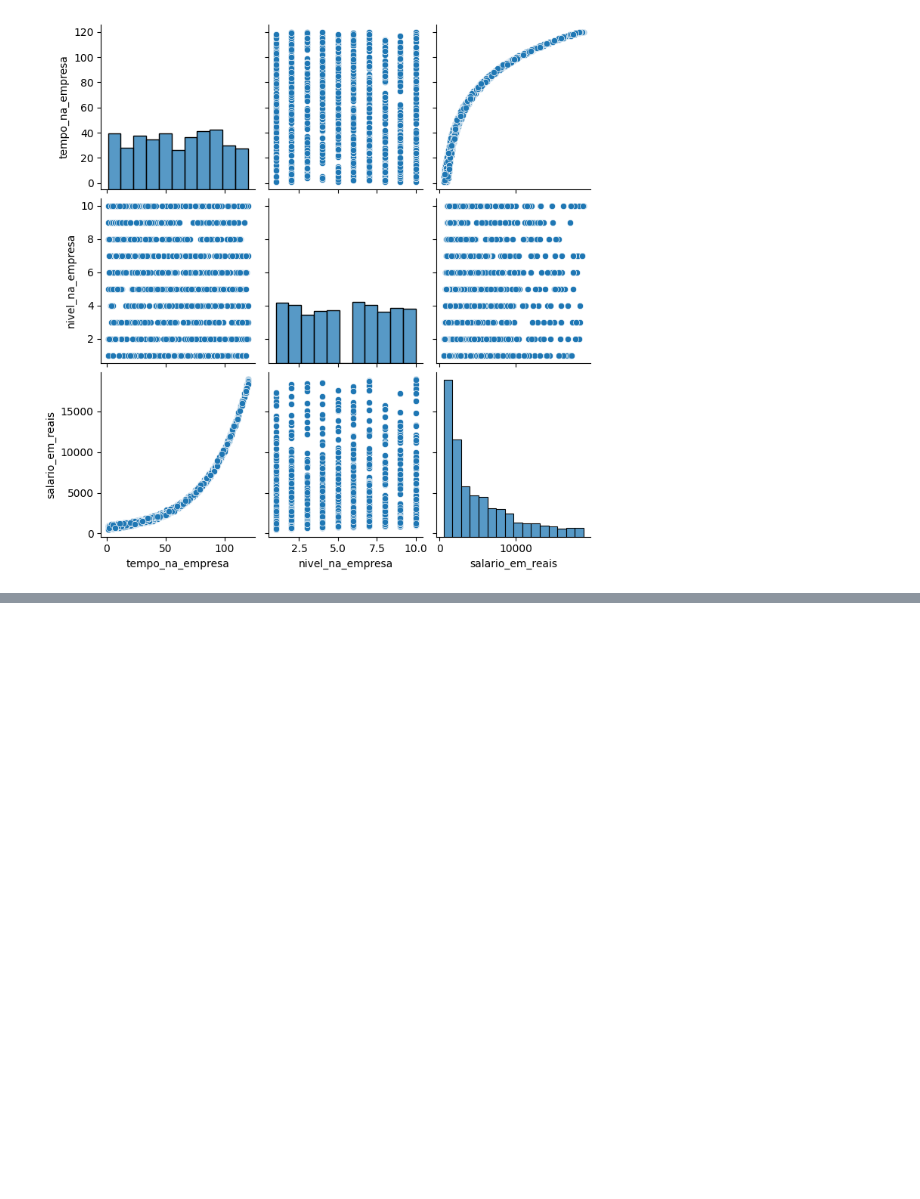
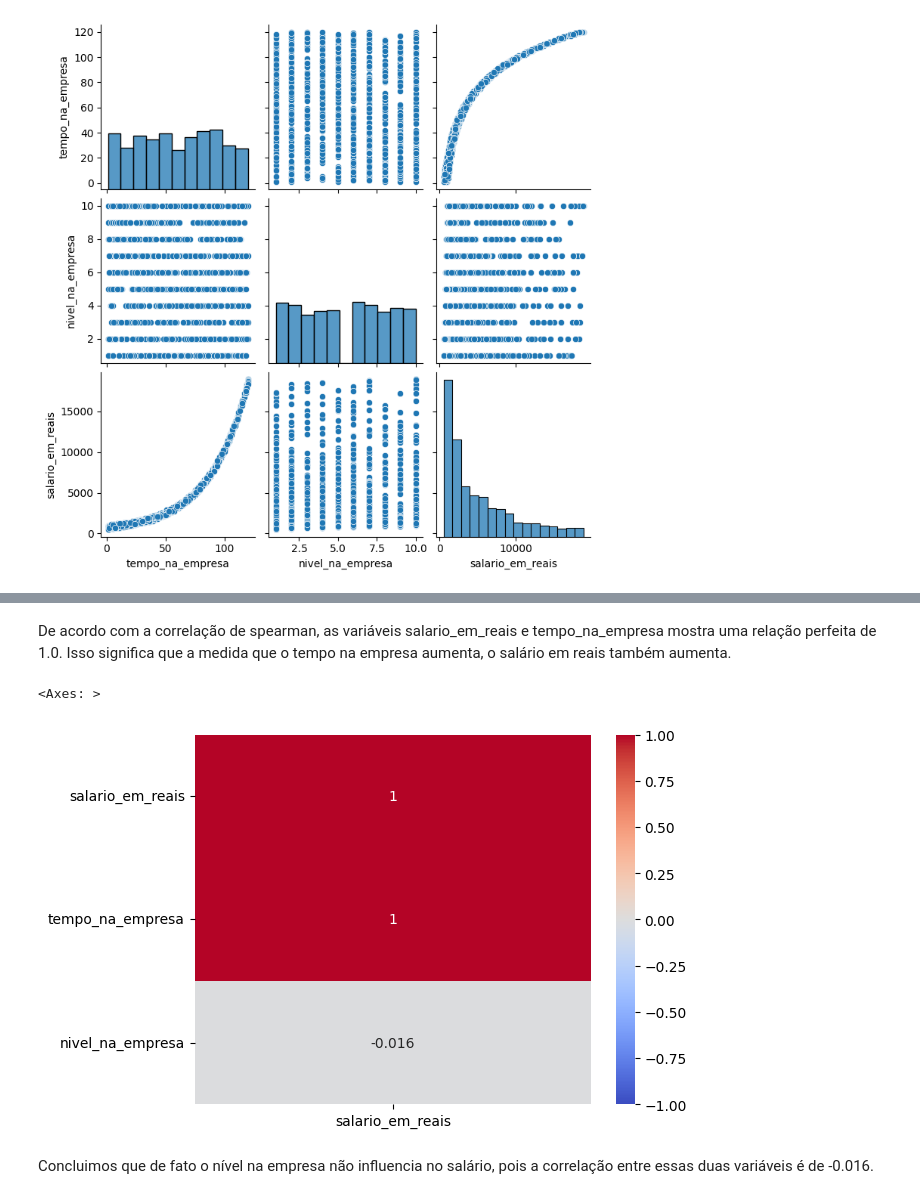
Before and after one commit to angelomedeiros/formacao-ia-regressao-polinomial, a Jupyter notebook: model_salario.ipynb, the cells around one changed output, grey strips where cells are left out. Saved outputs shown, nothing was run; the diff lists cells and outputs as text; code cells hidden in the pictures; blank space fills up the shorter version.

Commit message:
feat: Análise de Correlação

```diff
--- a/model_salario.ipynb
+++ b/model_salario.ipynb
@@ -113,0 +121,10 @@ sns.pairplot(df_salario)
+# %% [markdown]
+De acordo com a correlação de spearman, as variáveis salario_em_reais e tempo_na_empresa mostra uma relação perfeita de 1.0. Isso significa que a medida que o tempo na empresa aumenta, o salário em reais também aumenta.
+# %%
+# Formato de Ranking
+sns.heatmap(df_salario_eda.corr('spearman')[['salario_em_reais']].sort_values(by='salario_em_reais', ascending=False), annot=True, cmap='coolwarm', vmax=1, vmin=-1)
+# %% [output]
+<Axes: >
+[figure, added]
+# %% [markdown]
+Concluimos que de fato o nível na empresa não influencia no salário, pois a correlação entre essas duas variáveis é de -0.016.
```
Also changed, not shown: parts of 12 cells of this notebook.
